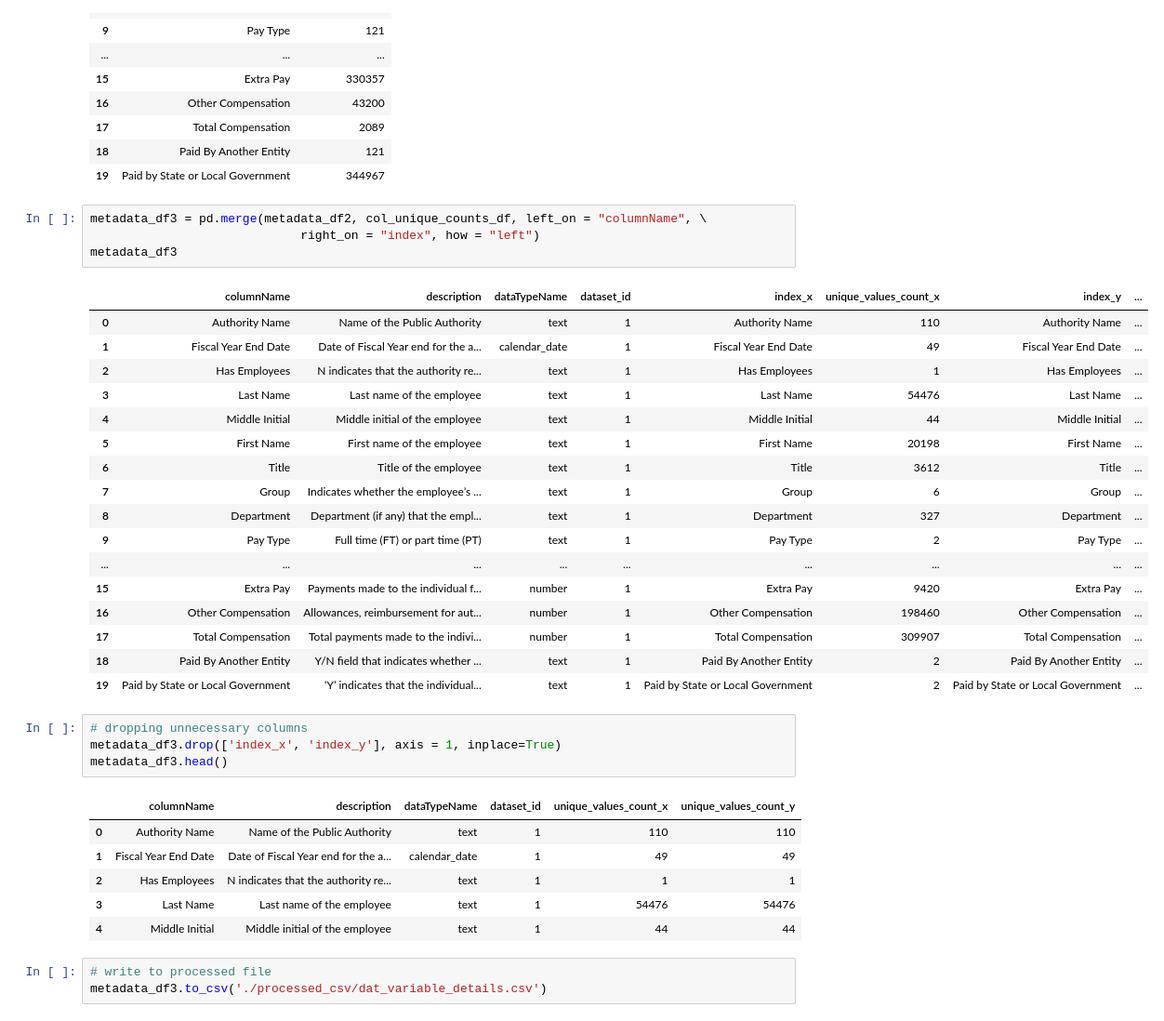
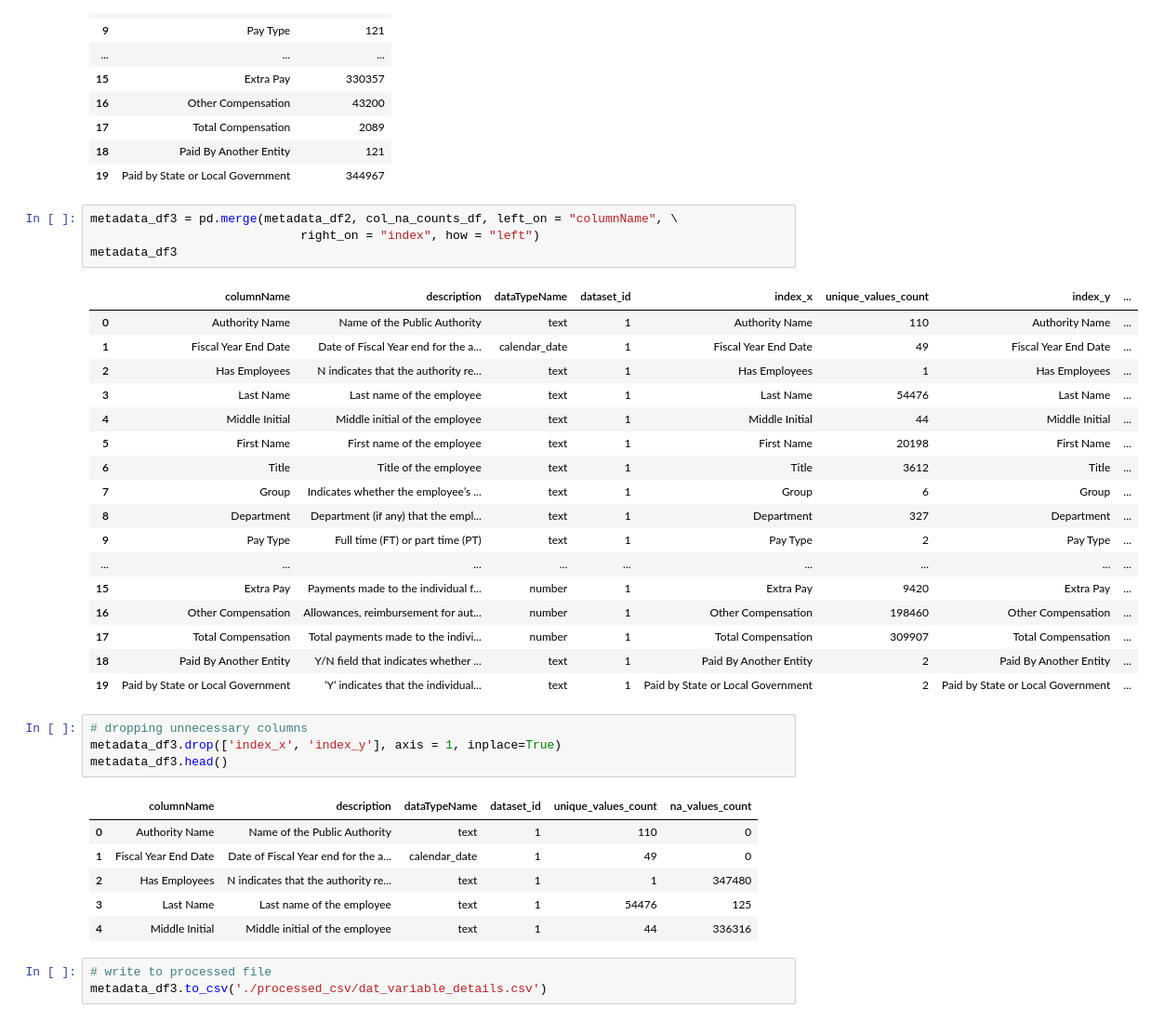
Before and after one commit to INFO6105-Spring19/hyperparameter-db-project-db16, a Jupyter notebook: source/Initial CSV creation.ipynb, the cells around one changed output. Shown: that part at 93% size. Drawn from its saved outputs; the diff is of its cells as text.

Commit message:
Correction in table dat_variable_details.csv

```diff
--- a/source/Initial CSV creation.ipynb
+++ b/source/Initial CSV creation.ipynb
@@ -306,11 +306,11 @@ col_na_counts_df
 | 18 | Paid By Another Entity | 121 |
 | 19 | Paid by State or Local Government | 344967 |
 # %%
-metadata_df3 = pd.merge(metadata_df2, col_unique_counts_df, left_on = "columnName", \
+metadata_df3 = pd.merge(metadata_df2, col_na_counts_df, left_on = "columnName", \
                              right_on = "index", how = "left")
 metadata_df3
 # %% [output]
-|  | columnName | description | dataTypeName | dataset_id | index_x | unique_values_count_x | index_y | ... |
+|  | columnName | description | dataTypeName | dataset_id | index_x | unique_values_count | index_y | ... |
 | 0 | Authority Name | Name of the Public Authority | text | 1 | Authority Name | 110 | Authority Name | ... |
 | 1 | Fiscal Year End Date | Date of Fiscal Year end for the a... | calendar_date | 1 | Fiscal Year End Date | 49 | Fiscal Year End Date | ... |
 | 2 | Has Employees | N indicates that the authority re... | text | 1 | Has Employees | 1 | Has Employees | ... |
@@ -332,12 +332,12 @@ metadata_df3
 metadata_df3.drop(['index_x', 'index_y'], axis = 1, inplace=True)
 metadata_df3.head()
 # %% [output]
-|  | columnName | description | dataTypeName | dataset_id | unique_values_count_x | unique_values_count_y |
-| 0 | Authority Name | Name of the Public Authority | text | 1 | 110 | 110 |
-| 1 | Fiscal Year End Date | Date of Fiscal Year end for the a... | calendar_date | 1 | 49 | 49 |
-| 2 | Has Employees | N indicates that the authority re... | text | 1 | 1 | 1 |
-| 3 | Last Name | Last name of the employee | text | 1 | 54476 | 54476 |
-| 4 | Middle Initial | Middle initial of the employee | text | 1 | 44 | 44 |
+|  | columnName | description | dataTypeName | dataset_id | unique_values_count | na_values_count |
+| 0 | Authority Name | Name of the Public Authority | text | 1 | 110 | 0 |
+| 1 | Fiscal Year End Date | Date of Fiscal Year end for the a... | calendar_date | 1 | 49 | 0 |
+| 2 | Has Employees | N indicates that the authority re... | text | 1 | 1 | 347480 |
+| 3 | Last Name | Last name of the employee | text | 1 | 54476 | 125 |
+| 4 | Middle Initial | Middle initial of the employee | text | 1 | 44 | 336316 |
 # %%
 # write to processed file
 metadata_df3.to_csv('./processed_csv/dat_variable_details.csv')
```
Also changed, not shown: 1 other file.
